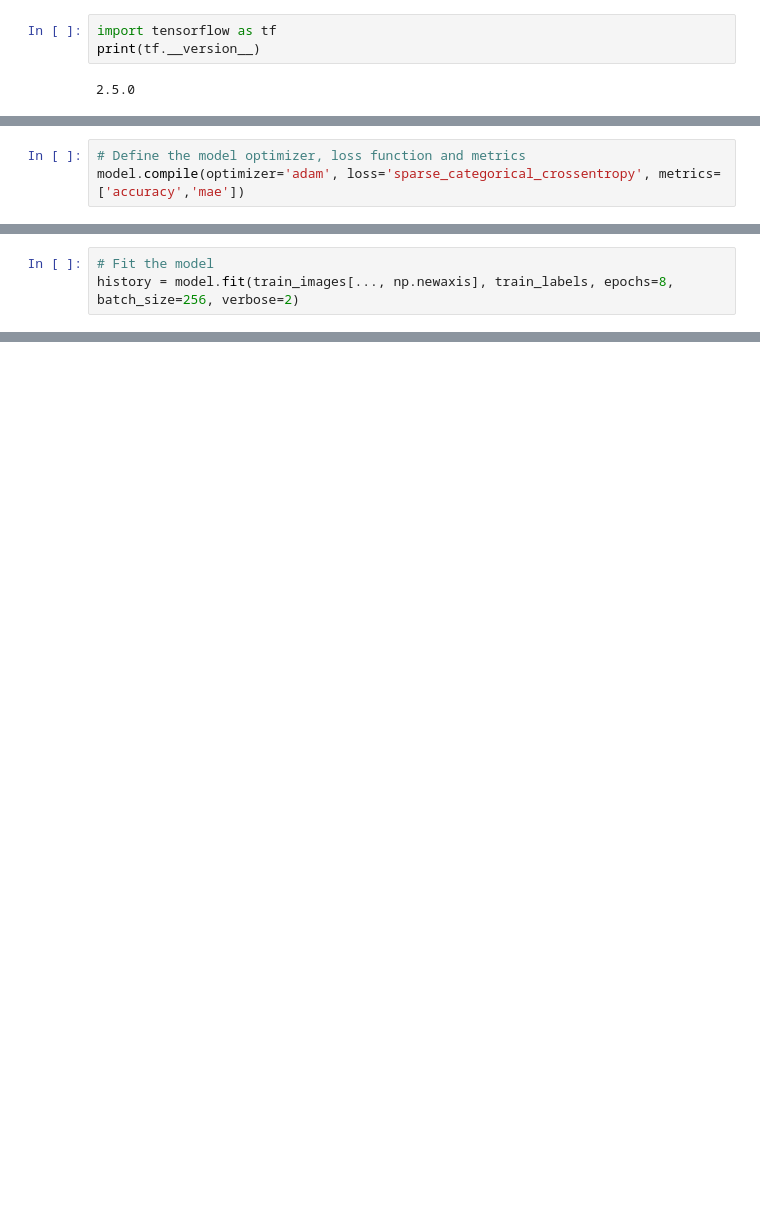
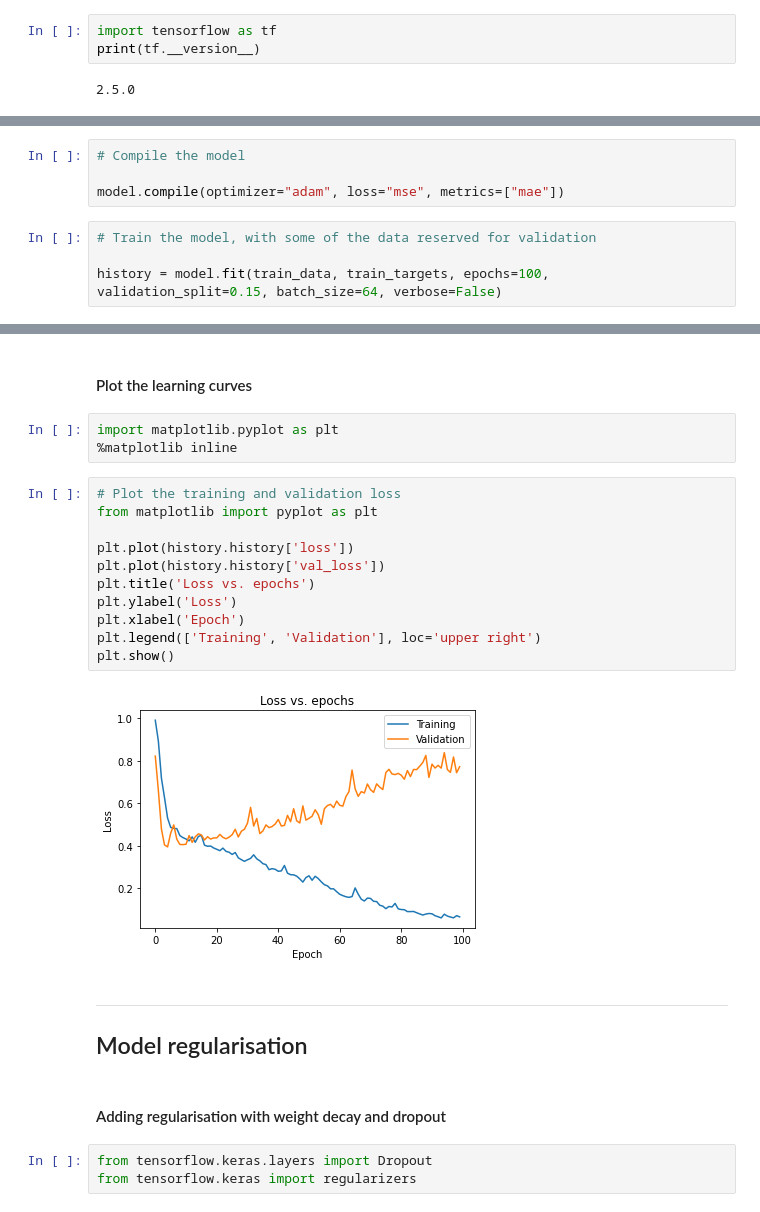
Before and after one commit to vkamma/Tensorflow, a Jupyter notebook: Coding_Tutorial.ipynb, the cells around one changed output, grey strips where cells are left out. Saved outputs shown, nothing was run; the diff lists cells and outputs as text; blank space fills up the shorter version.

Commit message:
Week 3 Practice: Validation set

```diff
--- a/Coding_Tutorial.ipynb
+++ b/Coding_Tutorial.ipynb
@@ -97,3 +133,0 @@ _________________________________________________________________
-# %%
-# Define the model optimizer, loss function and metrics
-model.compile(optimizer='adam', loss='sparse_categorical_crossentropy', metrics=['accuracy','mae'])
@@ -165,3 +133,0 @@ label: Ankle boot
-# %%
-# Fit the model
-history = model.fit(train_images[..., np.newaxis], train_labels, epochs=8, batch_size=256, verbose=2)
@@ -273,0 +134,8 @@ pred_labels[:5]
+# %%
+# Compile the model
+
+model.compile(optimizer="adam", loss="mse", metrics=["mae"])
+# %%
+# Train the model, with some of the data reserved for validation
+
+history = model.fit(train_data, train_targets, epochs=100, validation_split=0.15, batch_size=64, verbose=False)
@@ -273,0 +149,27 @@ pred_labels[:5]
+# %% [markdown]
+#### Plot the learning curves
+# %%
+import matplotlib.pyplot as plt
+%matplotlib inline
+# %%
+# Plot the training and validation loss
+from matplotlib import pyplot as plt
+
+plt.plot(history.history['loss'])
+plt.plot(history.history['val_loss'])
+plt.title('Loss vs. epochs')
+plt.ylabel('Loss')
+plt.xlabel('Epoch')
+plt.legend(['Training', 'Validation'], loc='upper right')
+plt.show()
+# %% [output]
+[figure, added]
+# %% [markdown]
+***
+<a id="coding_tutorial_2"></a>
+## Model regularisation
+# %% [markdown]
+#### Adding regularisation with weight decay and dropout
+# %%
+from tensorflow.keras.layers import Dropout
+from tensorflow.keras import regularizers
```
Also changed, not shown: parts of 73 cells of this notebook.
